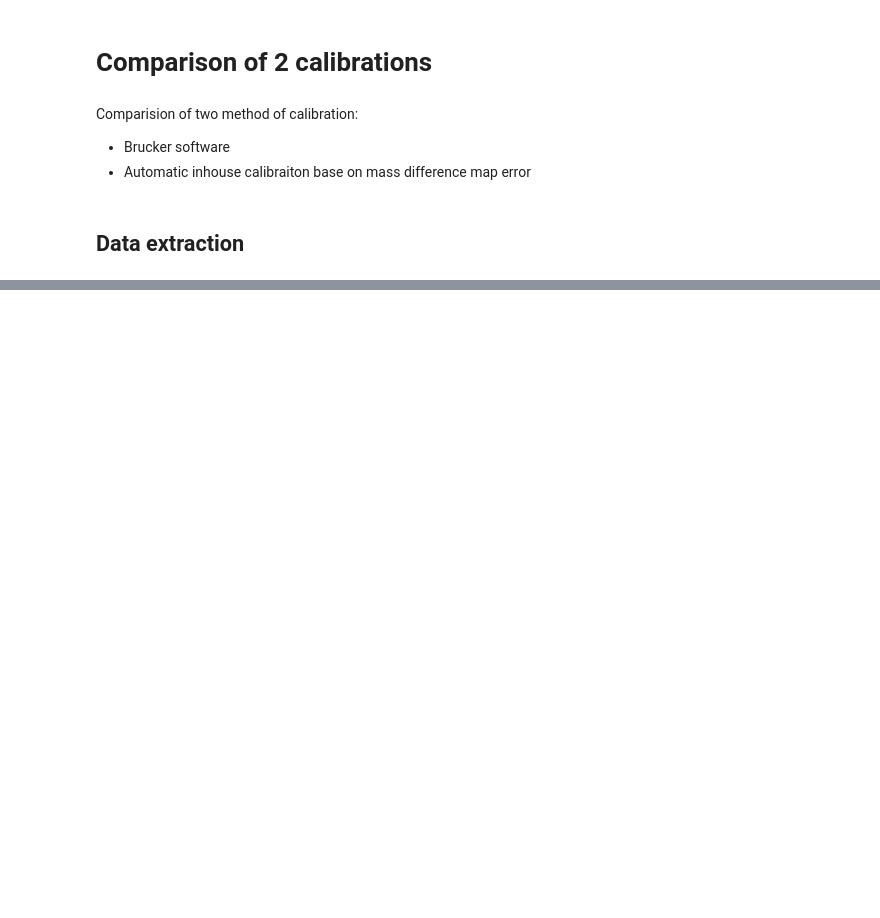
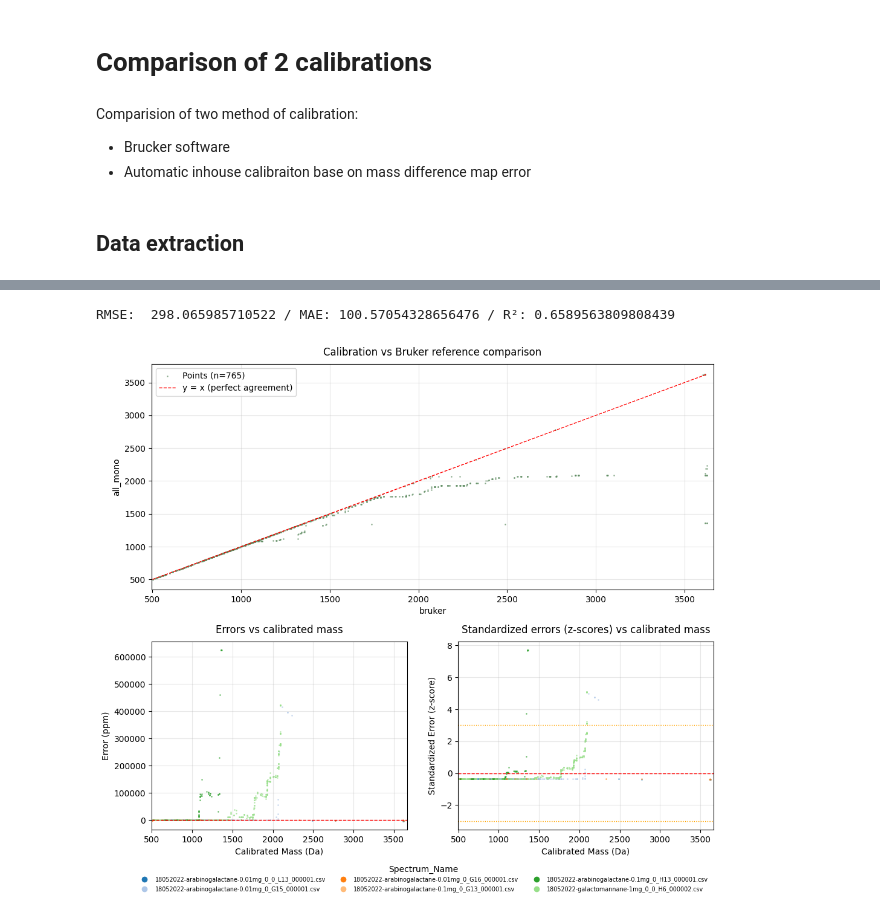
Before and after one commit to Protactinium92/SugarMALDI, a Jupyter notebook: src/calibration_comparison.ipynb, the cells around one changed output, grey strips where cells are left out. Drawn from its saved outputs; the diff is of its cells as text; code cells hidden in the pictures; blank space fills up the shorter version.

```diff
--- a/src/calibration_comparison.ipynb
+++ b/src/calibration_comparison.ipynb
@@ -246,0 +687,3 @@ final_global_data = pl.concat(all_spectrum,  rechunk=True)
+# %%
+spectra = select_sepctrum(path_spectrum_all)
+peaks_all = extract_and_concact_peaks(spectra, path_spectrum_all,path_peaks_all, "all_mono", workers)
@@ -246,0 +708,12 @@ final_global_data = pl.concat(all_spectrum,  rechunk=True)
+# %%
+rmse_all, mae_all, r_2_all = calculate_metrics(peaks_all, ref_col="all_mono", predict_col="bruker")
+print(f"RMSE:  {rmse_all} / MAE: {mae_all} / R²: {r_2_all}")
+plot_performance(
+    peaks_all,
+    ref_col="bruker",
+    predict_col="all_mono",
+    color="#5E8C61"  # Biochemistry-friendly color
+)
+# %% [output]
+RMSE:  298.065985710522 / MAE: 100.57054328656476 / R²: 0.6589563809808439
+[figure, added]
```
Also changed, not shown: parts of 32 cells of this notebook, 2 other files.
